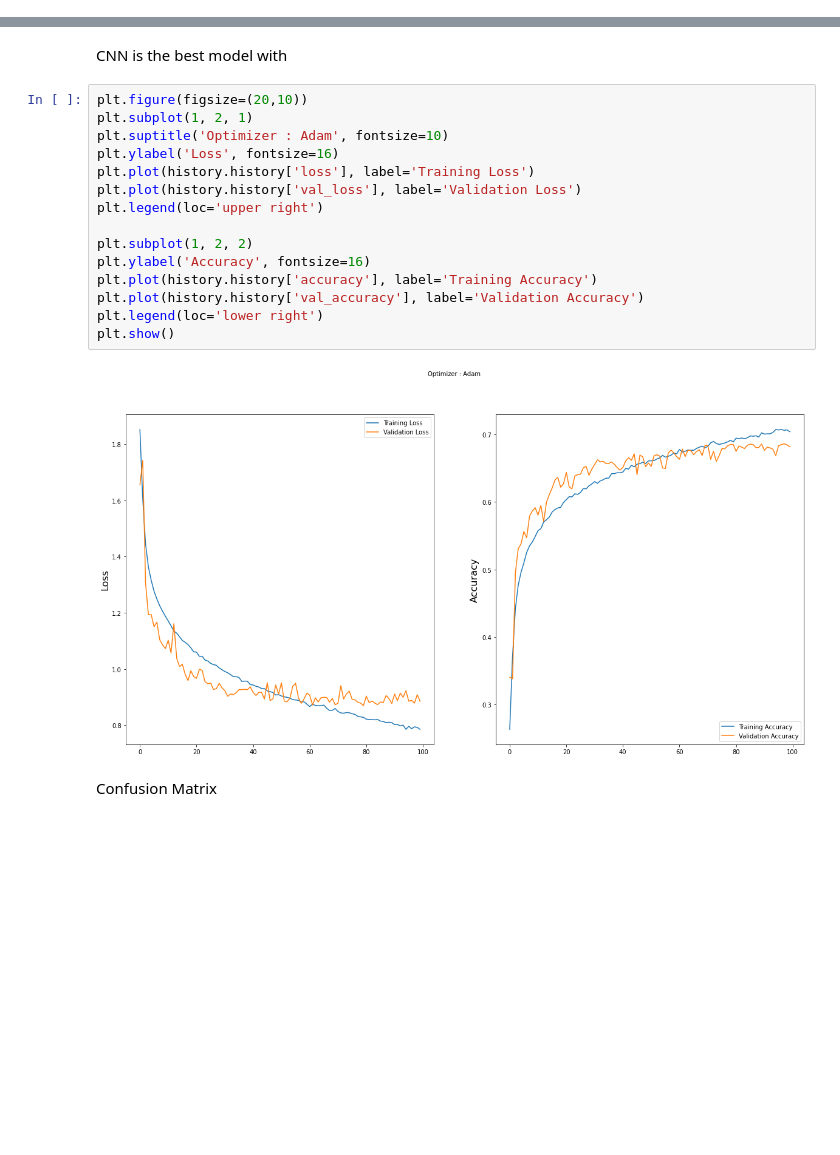
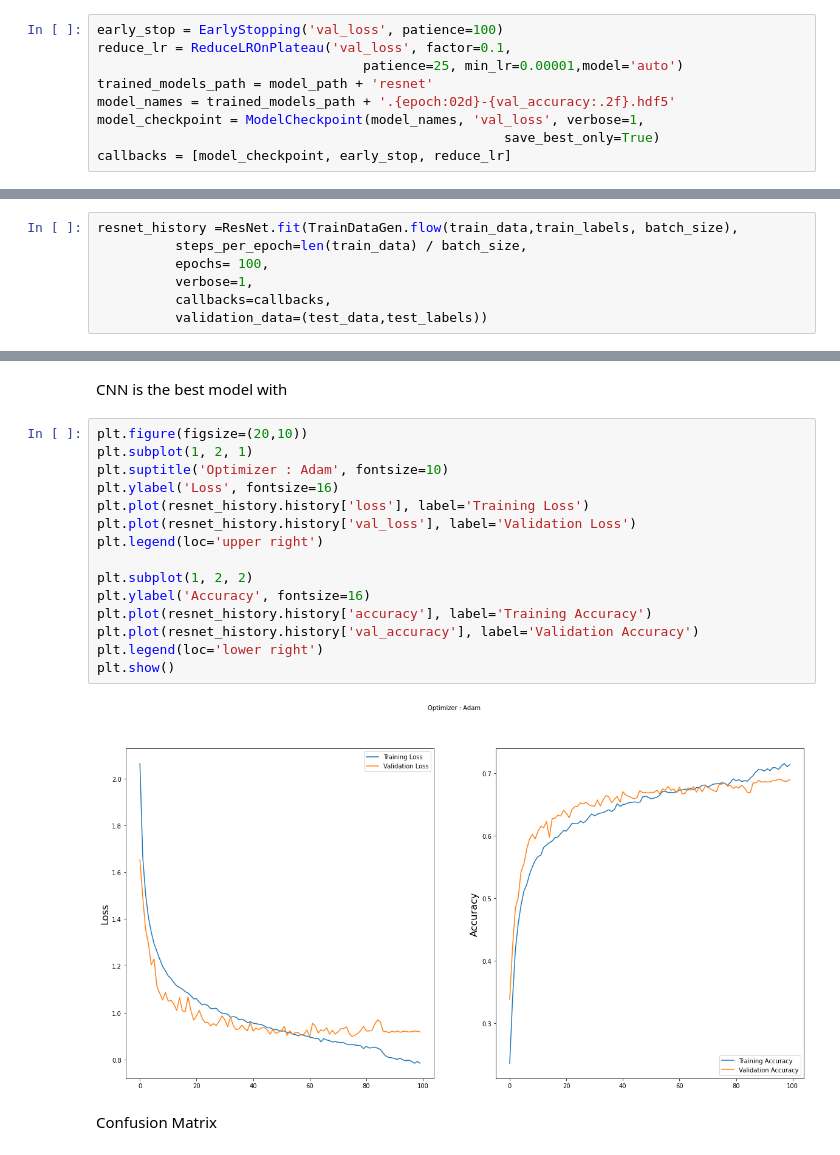
Before and after one commit to DrKamaleshR/DL-FER, a Jupyter notebook: Copy_of_DL_FER.ipynb, the cells around one changed output, grey strips where cells are left out. Cells and saved outputs as stored; diff of their text form; blank space fills up the shorter version.

```diff
--- a/Copy_of_DL_FER.ipynb
+++ b/Copy_of_DL_FER.ipynb
@@ -517,3 +496,12 @@ callbacks = [
+# %%
+early_stop = EarlyStopping('val_loss', patience=100)
+reduce_lr = ReduceLROnPlateau('val_loss', factor=0.1,
+                                  patience=25, min_lr=0.00001,model='auto')
+trained_models_path = model_path + 'resnet'
+model_names = trained_models_path + '.{epoch:02d}-{val_accuracy:.2f}.hdf5'
+model_checkpoint = ModelCheckpoint(model_names, 'val_loss', verbose=1,
+                                                    save_best_only=True)
+callbacks = [model_checkpoint, early_stop, reduce_lr]
 # %%
 optims = [
     optimizers.Nadam(learning_rate=0.001, beta_1=0.9, beta_2=0.999, epsilon=1e-07, name='Nadam'),
@@ -539,3 +527,10 @@ Total params: 2,395,591
 Trainable params: 2,393,543
 Non-trainable params: 2,048
 _________________________________________________________________
+# %%
+resnet_history =ResNet.fit(TrainDataGen.flow(train_data,train_labels, batch_size),
+          steps_per_epoch=len(train_data) / batch_size,
+          epochs= 100,
+          verbose=1,
+          callbacks=callbacks,
+          validation_data=(test_data,test_labels))
@@ -694,20 +707,20 @@ CNN is the best model with
 # %%
 plt.figure(figsize=(20,10))
 plt.subplot(1, 2, 1)
 plt.suptitle('Optimizer : Adam', fontsize=10)
 plt.ylabel('Loss', fontsize=16)
-plt.plot(history.history['loss'], label='Training Loss')
-plt.plot(history.history['val_loss'], label='Validation Loss')
+plt.plot(resnet_history.history['loss'], label='Training Loss')
+plt.plot(resnet_history.history['val_loss'], label='Validation Loss')
 plt.legend(loc='upper right')
 
 plt.subplot(1, 2, 2)
 plt.ylabel('Accuracy', fontsize=16)
-plt.plot(history.history['accuracy'], label='Training Accuracy')
-plt.plot(history.history['val_accuracy'], label='Validation Accuracy')
+plt.plot(resnet_history.history['accuracy'], label='Training Accuracy')
+plt.plot(resnet_history.history['val_accuracy'], label='Validation Accuracy')
 plt.legend(loc='lower right')
 plt.show()
 # %% [output]
-[figure, old version]
+[figure, new version]
 # %% [markdown]
 Confusion Matrix
 # %%
```
Also changed, not shown: parts of 5 cells of this notebook.
